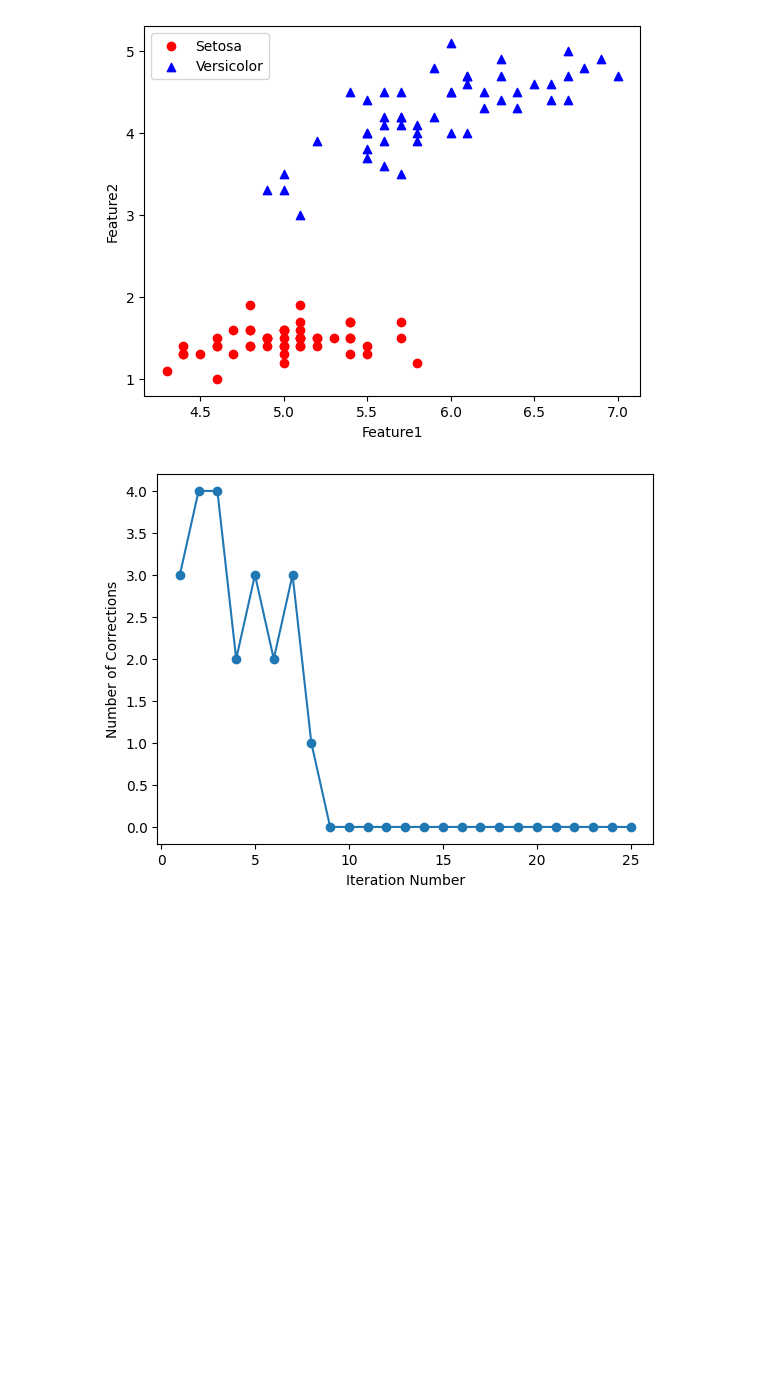
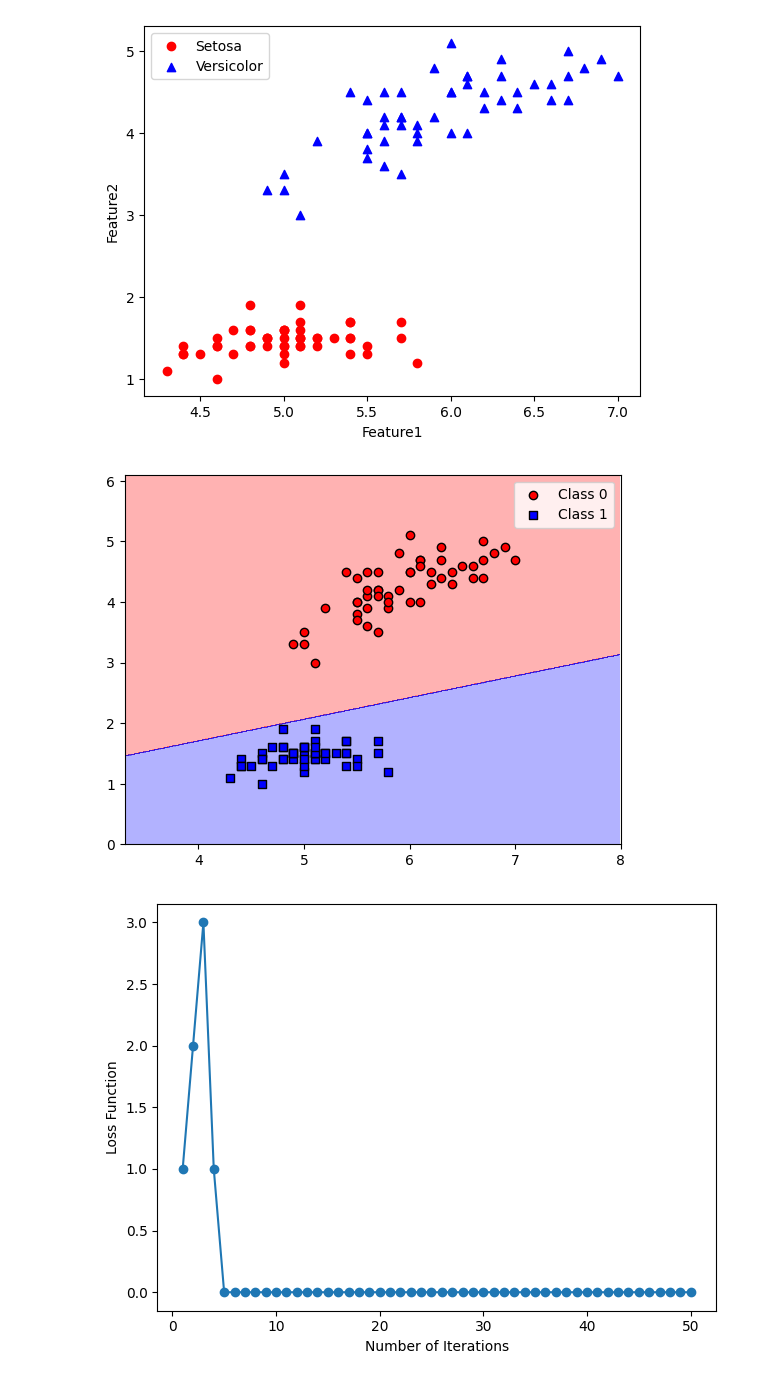
Before and after one commit to diksha1107/mlbook, a Jupyter notebook: src/CH2_Perceptron.ipynb, the cells around one changed output. Cells and saved outputs as stored; diff of their text form; code cells hidden in the pictures; blank space fills up the shorter version.

```diff
--- a/src/CH2_Perceptron.ipynb
+++ b/src/CH2_Perceptron.ipynb
@@ -120,12 +90,14 @@ plt.show()
 [figure]
 # %%
 # fitting our data
-ppn = Perceptron(n_iter=25,eta=0.01)
+ppn = Perceptron(n_iter=50,eta=0.05)
 ppn.fit(X,y)
 
-plt.plot(range(1,ppn.n_iter+1),ppn.errors_, marker='o')
-plt.xlabel("Iteration Number")
-plt.ylabel("Number of Corrections")
+pu.plot_decision_regions(X=X, y=y, model=ppn)
 plt.show()
+
+pu.plot_loss(ppn.n_iter, ppn.errors_)
+plt.show()
 # %% [output]
-[figure, old version]
+[figure, new version]
+[figure, added]
```
Also changed, not shown: parts of 3 cells of this notebook, 7 other files.
